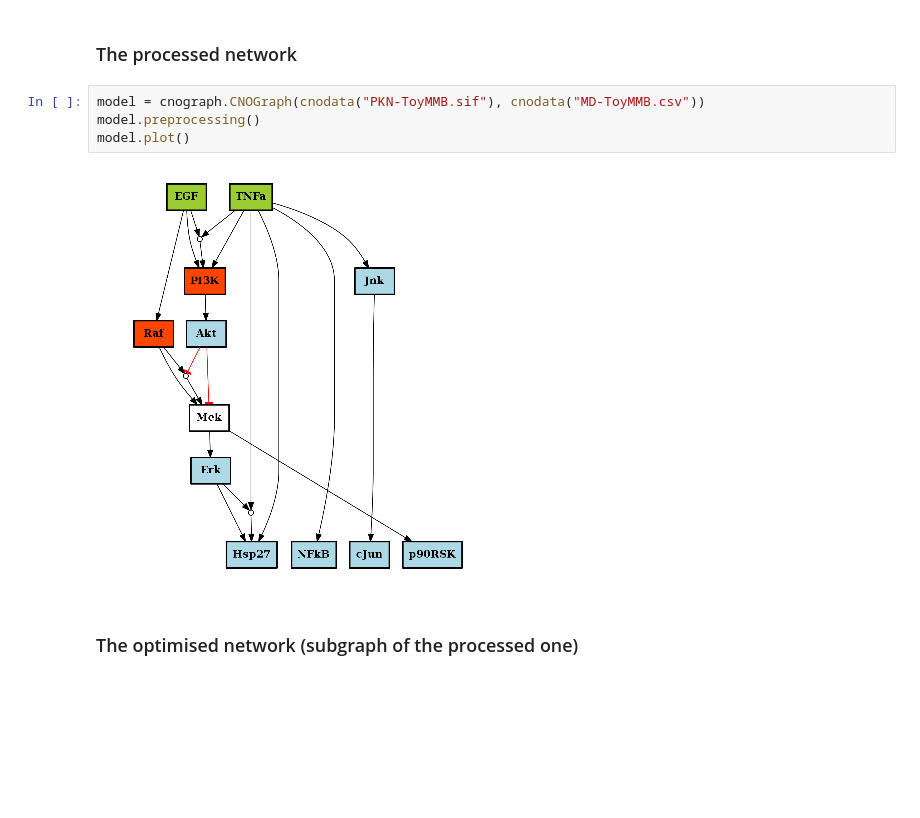
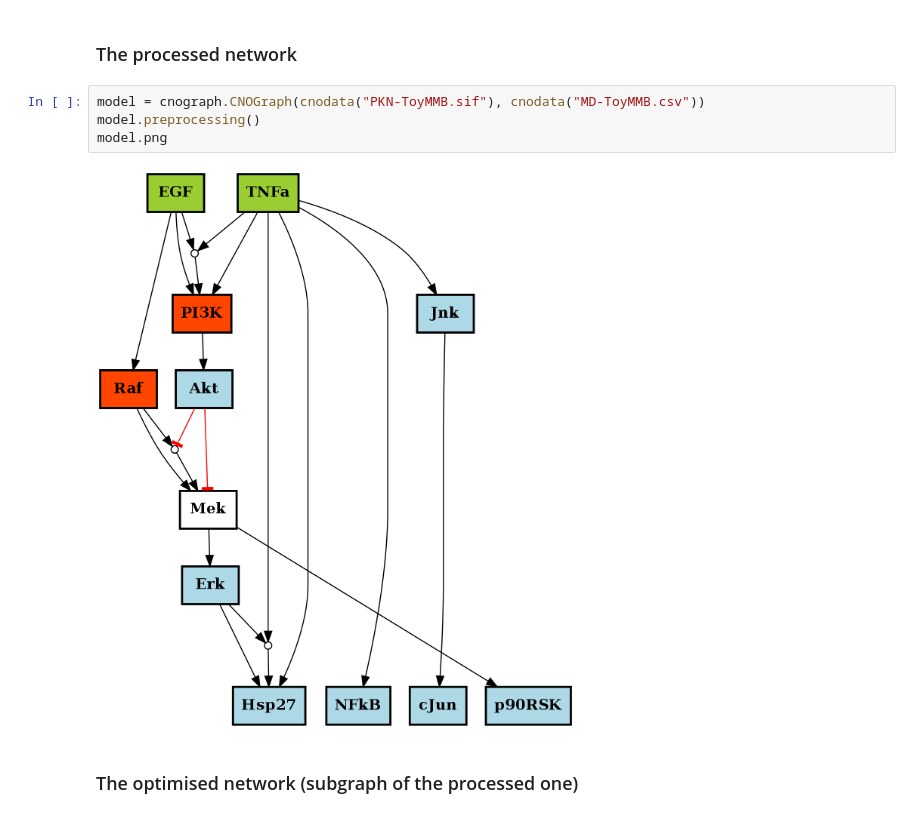
Before and after one commit to cellnopt/cellnopt, a Jupyter notebook: notebooks/io/mapback.ipynb, the cells around one changed output. Cells and saved outputs as stored; diff of their text form; blank space fills up the shorter version.

```diff
--- a/notebooks/io/mapback.ipynb
+++ b/notebooks/io/mapback.ipynb
@@ -24,9 +24,9 @@ pknmodel.plot(filename='pknmodel.png')
 # %%
 model = cnograph.CNOGraph(cnodata("PKN-ToyMMB.sif"), cnodata("MD-ToyMMB.csv"))
 model.preprocessing()
-model.plot()
+model.png
 # %% [output]
-[figure, old version]
+[figure, new version]
 # %% [markdown]
 ### The optimised network (subgraph of the processed one)
 # %% [markdown]
```
Also changed, not shown: parts of 3 cells of this notebook, 7 other files.
